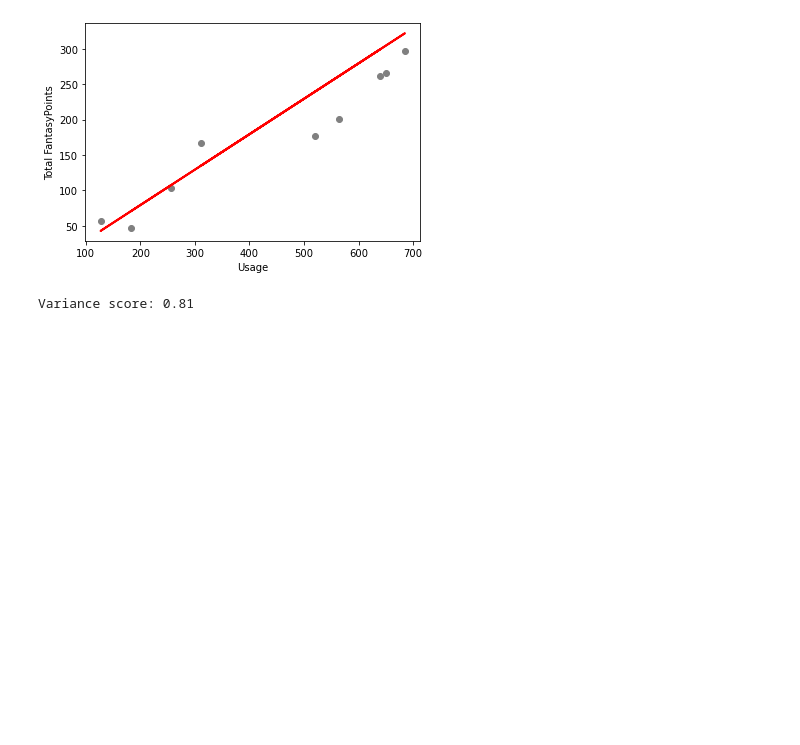
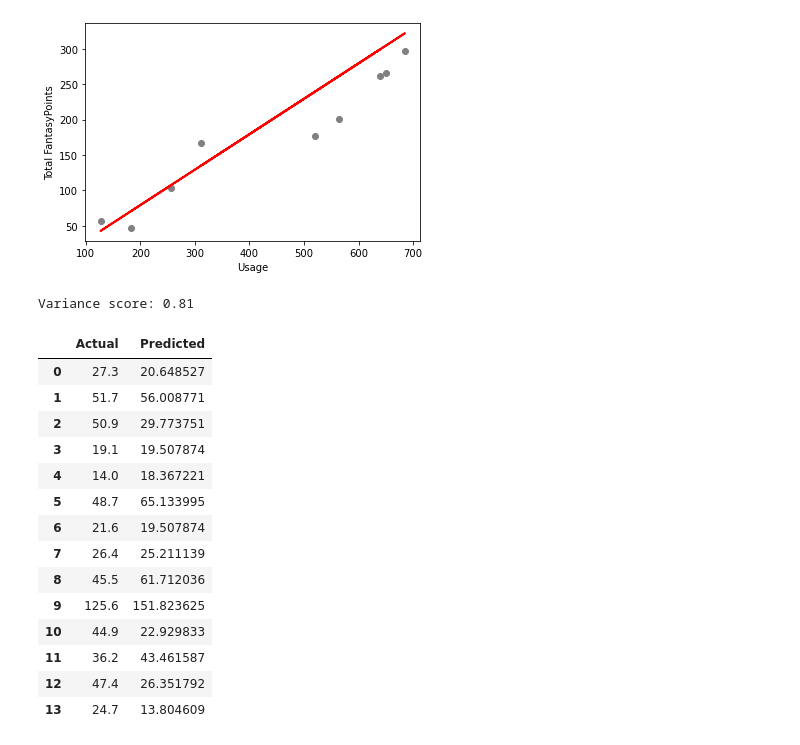
Before and after one commit to rydersitcawich/Fantasy-Football-Machine-Learning-Model, a Jupyter notebook: Fantasy Football Machine Learning Model.ipynb, the cells around one changed output. Cells and saved outputs as stored; diff of their text form; code cells hidden in the pictures; blank space fills up the shorter version.

```diff
--- a/Fantasy Football Machine Learning Model.ipynb
+++ b/Fantasy Football Machine Learning Model.ipynb
@@ -182,0 +195,19 @@ Variance score: 0.81
+# %%
+df = pd.DataFrame({'Actual': y_test.flatten(), 'Predicted': y_pred.flatten()})
+df
+# %% [output]
+|  | Actual | Predicted |
+| 0 | 27.3 | 20.648527 |
+| 1 | 51.7 | 56.008771 |
+| 2 | 50.9 | 29.773751 |
+| 3 | 19.1 | 19.507874 |
+| 4 | 14.0 | 18.367221 |
+| 5 | 48.7 | 65.133995 |
+| 6 | 21.6 | 19.507874 |
+| 7 | 26.4 | 25.211139 |
+| 8 | 45.5 | 61.712036 |
+| 9 | 125.6 | 151.823625 |
+| 10 | 44.9 | 22.929833 |
+| 11 | 36.2 | 43.461587 |
+| 12 | 47.4 | 26.351792 |
+| 13 | 24.7 | 13.804609 |
```
Also changed, not shown: parts of 4 cells of this notebook.
